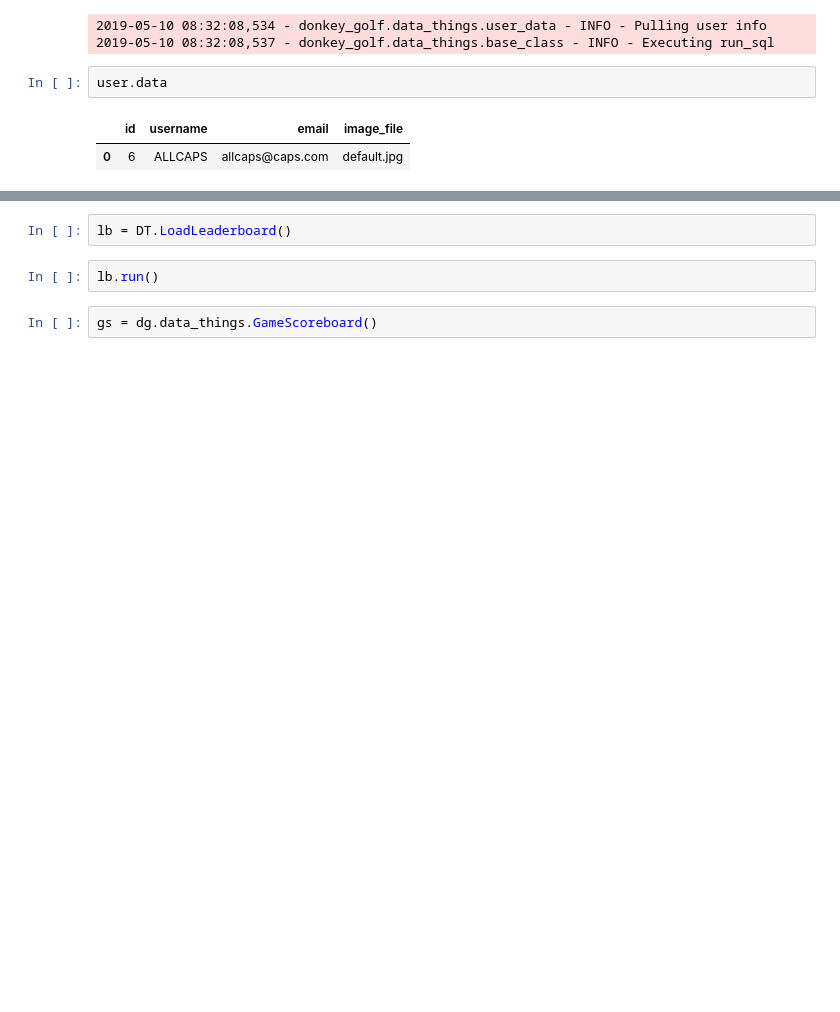
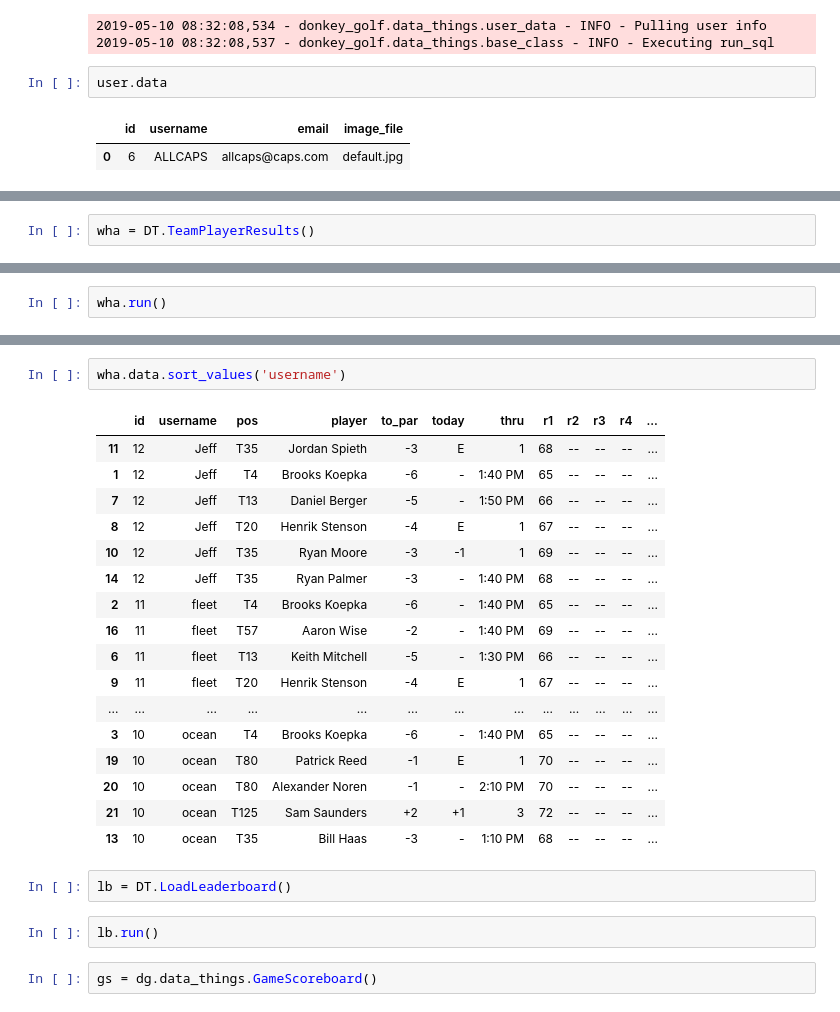
Before and after one commit to jbarton311/donkey_golf, a Jupyter notebook: jupyter_notebooks/class_testing.ipynb, the cells around one changed output, grey strips where cells are left out. Drawn from its saved outputs; the diff is of its cells as text; blank space fills up the shorter version.

```diff
--- a/jupyter_notebooks/class_testing.ipynb
+++ b/jupyter_notebooks/class_testing.ipynb
@@ -53,0 +76,2 @@ user.data
+# %%
+wha = DT.TeamPlayerResults()
@@ -53,0 +83,2 @@ user.data
+# %%
+wha.run()
@@ -54,3 +89,23 @@ user.data
+# %%
+wha.data.sort_values('username')
+# %% [output]
+|  | id | username | pos | player | to_par | today | thru | r1 | r2 | r3 | r4 | ... |
+| 11 | 12 | Jeff | T35 | Jordan Spieth | -3 | E | 1 | 68 | -- | -- | -- | ... |
+| 1 | 12 | Jeff | T4 | Brooks Koepka | -6 | - | 1:40 PM | 65 | -- | -- | -- | ... |
+| 7 | 12 | Jeff | T13 | Daniel Berger | -5 | - | 1:50 PM | 66 | -- | -- | -- | ... |
+| 8 | 12 | Jeff | T20 | Henrik Stenson | -4 | E | 1 | 67 | -- | -- | -- | ... |
+| 10 | 12 | Jeff | T35 | Ryan Moore | -3 | -1 | 1 | 69 | -- | -- | -- | ... |
+| 14 | 12 | Jeff | T35 | Ryan Palmer | -3 | - | 1:40 PM | 68 | -- | -- | -- | ... |
+| 2 | 11 | fleet | T4 | Brooks Koepka | -6 | - | 1:40 PM | 65 | -- | -- | -- | ... |
+| 16 | 11 | fleet | T57 | Aaron Wise | -2 | - | 1:40 PM | 69 | -- | -- | -- | ... |
+| 6 | 11 | fleet | T13 | Keith Mitchell | -5 | - | 1:30 PM | 66 | -- | -- | -- | ... |
+| 9 | 11 | fleet | T20 | Henrik Stenson | -4 | E | 1 | 67 | -- | -- | -- | ... |
+| ... | ... | ... | ... | ... | ... | ... | ... | ... | ... | ... | ... | ... |
+| 3 | 10 | ocean | T4 | Brooks Koepka | -6 | - | 1:40 PM | 65 | -- | -- | -- | ... |
+| 19 | 10 | ocean | T80 | Patrick Reed | -1 | E | 1 | 70 | -- | -- | -- | ... |
+| 20 | 10 | ocean | T80 | Alexander Noren | -1 | - | 2:10 PM | 70 | -- | -- | -- | ... |
+| 21 | 10 | ocean | T125 | Sam Saunders | +2 | +1 | 3 | 72 | -- | -- | -- | ... |
+| 13 | 10 | ocean | T35 | Bill Haas | -3 | - | 1:10 PM | 68 | -- | -- | -- | ... |
 # %%
 lb = DT.LoadLeaderboard()
 # %%
```
Also changed, not shown: parts of 5 cells of this notebook, 1 other file.
